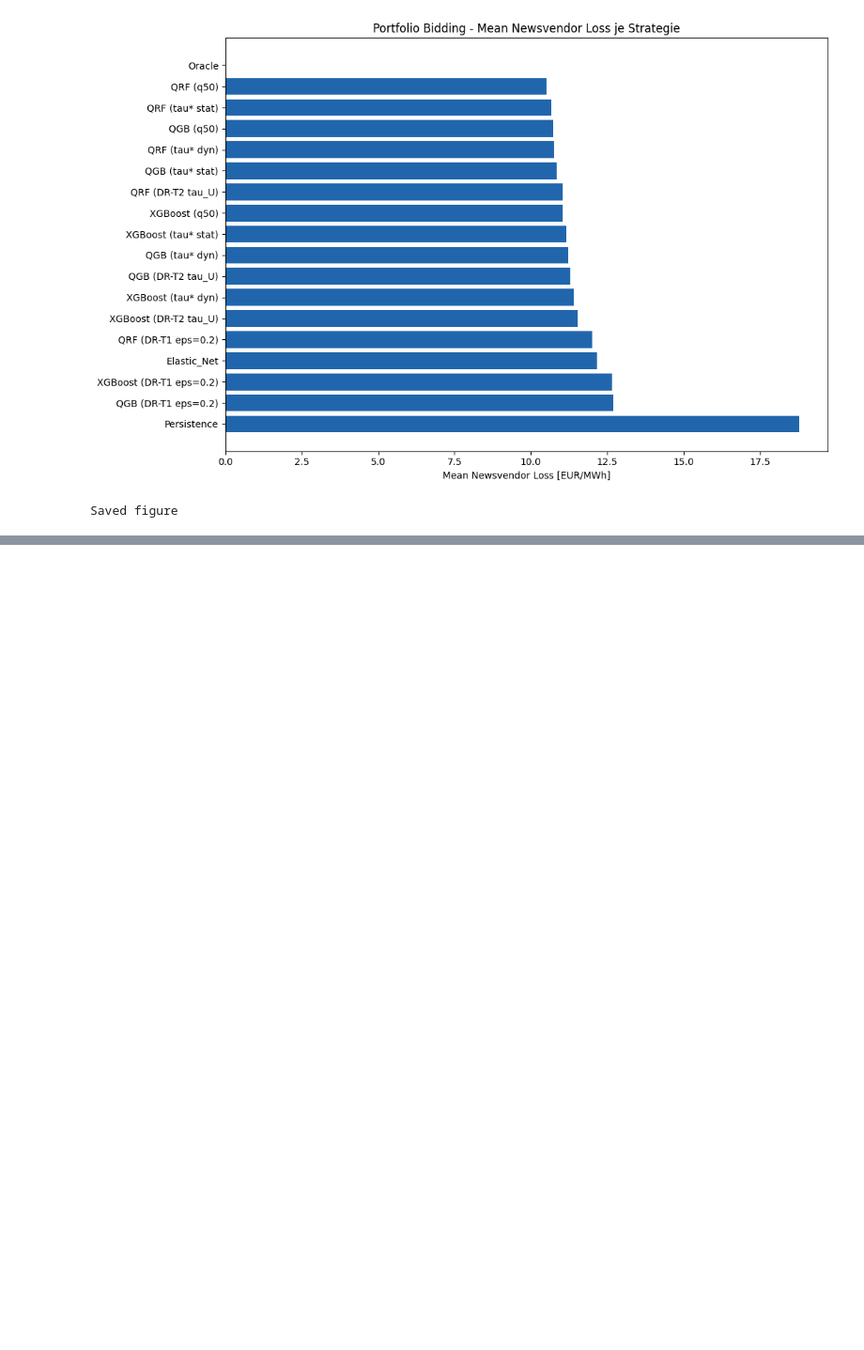
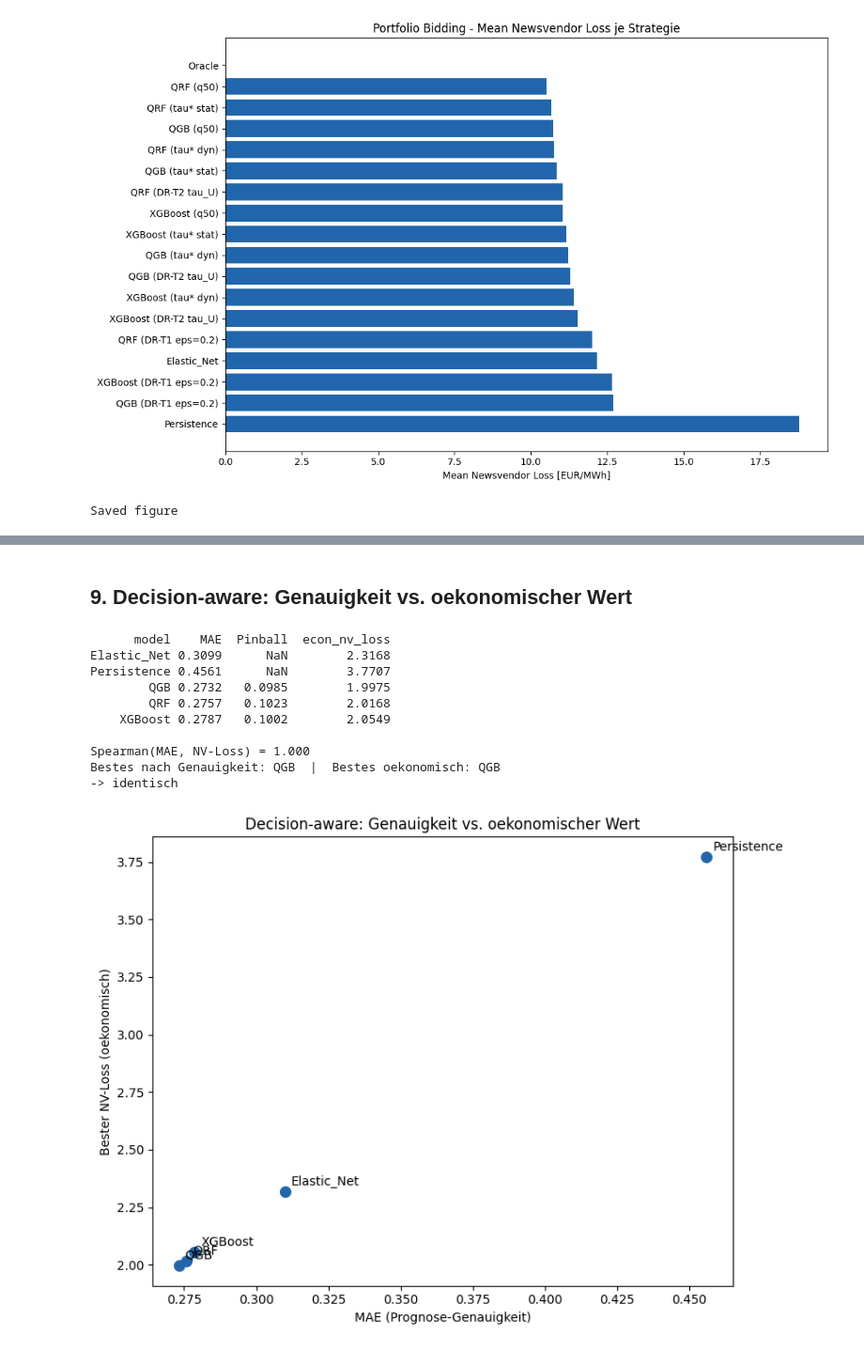
Before and after one commit to noahweis-uni/wind_bidding_project, a Jupyter notebook: notebooks/04_bidding_evaluation.ipynb, the cells around one changed output, grey strips where cells are left out. Shown at 94% size. Saved outputs shown, nothing was run; the diff lists cells and outputs as text; code cells hidden in the pictures; blank space fills up the shorter version.

```diff
--- a/notebooks/04_bidding_evaluation.ipynb
+++ b/notebooks/04_bidding_evaluation.ipynb
@@ -239,0 +242,16 @@ Saved figure
+# %%
+# Forecast-Genauigkeit je Modell (MAE + mean Pinball)
+from sklearn.metrics import mean_absolute_error
+pb = pd.read_csv(TABLES_DIR / "pinball_evaluation.csv")
+pb_mean = pb.groupby("model")["pinball_loss"].mean()
+acc_rows = []
+for site in SITES:
+    d = fc[fc["site"] == site]; y = d["y_true"].values
+    for col, name in [("persistence", "Persistence"), ("elastic_net", "Elastic_Net")]:
+        acc_rows.append({"model": name, "MAE": mean_absolute_error(y, d[col].values)})
+    for mdl, name in PROB_MODELS.items():
+        acc_rows.append({"model": name, "MAE": mean_absolute_error(y, d[f"{mdl}_q50"].values)})
+acc_df = pd.DataFrame(acc_rows).groupby("model")["MAE"].mean().reset_index()
+acc_df["Pinball"] = acc_df["model"].map({"XGBoost": pb_mean.get("xgb"), "QGB": pb_mean.get("qgb"), "QRF": pb_mean.get("qrf")})
+print("Forecast-Genauigkeit (Mittel ueber Standorte):")
+print(acc_df.round(4).to_string(index=False))
@@ -239,0 +266,43 @@ Saved figure
+# %% [markdown]
+## 9. Decision-aware: Genauigkeit vs. oekonomischer Wert
+# %%
+# Decision-aware: Genauigkeit vs. oekonomischer Wert
+def base_model(m):
+    for k in ["Persistence", "Elastic_Net", "XGBoost", "QGB", "QRF"]:
+        if m.startswith(k): return k
+    return m
+econ = results_df[(results_df["model"] != "Oracle") & (results_df["scenario"] != "Portfolio")].copy()
+econ["base"] = econ["model"].apply(base_model)
+econ_best = econ.groupby("base")["mean_nv_loss"].min().reset_index().rename(columns={"base": "model", "mean_nv_loss": "econ_nv_loss"})
+merged = acc_df.merge(econ_best, on="model", how="inner")
+
+def spearman(a, b):
+    ra = pd.Series(a).rank().values; rb = pd.Series(b).rank().values
+    return float(np.corrcoef(ra, rb)[0, 1])
+rho = spearman(merged["MAE"], merged["econ_nv_loss"])
+best_acc = merged.loc[merged["MAE"].idxmin(), "model"]
+best_econ = merged.loc[merged["econ_nv_loss"].idxmin(), "model"]
+print(merged.round(4).to_string(index=False))
+print(f"\nSpearman(MAE, NV-Loss) = {rho:.3f}")
+print(f"Bestes nach Genauigkeit: {best_acc}  |  Bestes oekonomisch: {best_econ}")
+print("-> identisch" if best_acc == best_econ else "-> DIVERGENZ: decision-aware Auswahl waehlt ein anderes Modell!")
+
+fig, ax = plt.subplots(figsize=(8, 6))
+ax.scatter(merged["MAE"], merged["econ_nv_loss"], s=70, color="#2166ac")
+for _, r in merged.iterrows():
+    ax.annotate(r["model"], (r["MAE"], r["econ_nv_loss"]), xytext=(5, 5), textcoords="offset points")
+ax.set_xlabel("MAE (Prognose-Genauigkeit)"); ax.set_ylabel("Bester NV-Loss (oekonomisch)")
+ax.set_title("Decision-aware: Genauigkeit vs. oekonomischer Wert")
+plt.tight_layout(); plt.savefig(FIGURES_DIR / "decision_aware_accuracy_vs_economics.png", dpi=150); plt.show()
+# %% [output]
+      model    MAE  Pinball  econ_nv_loss
+Elastic_Net 0.3099      NaN        2.3168
+Persistence 0.4561      NaN        3.7707
+        QGB 0.2732   0.0985        1.9975
+        QRF 0.2757   0.1023        2.0168
+    XGBoost 0.2787   0.1002        2.0549
+
+Spearman(MAE, NV-Loss) = 1.000
+Bestes nach Genauigkeit: QGB  |  Bestes oekonomisch: QGB
+-> identisch
+[figure, added]
```
Also changed, not shown: parts of 8 cells of this notebook, 11 other files.
